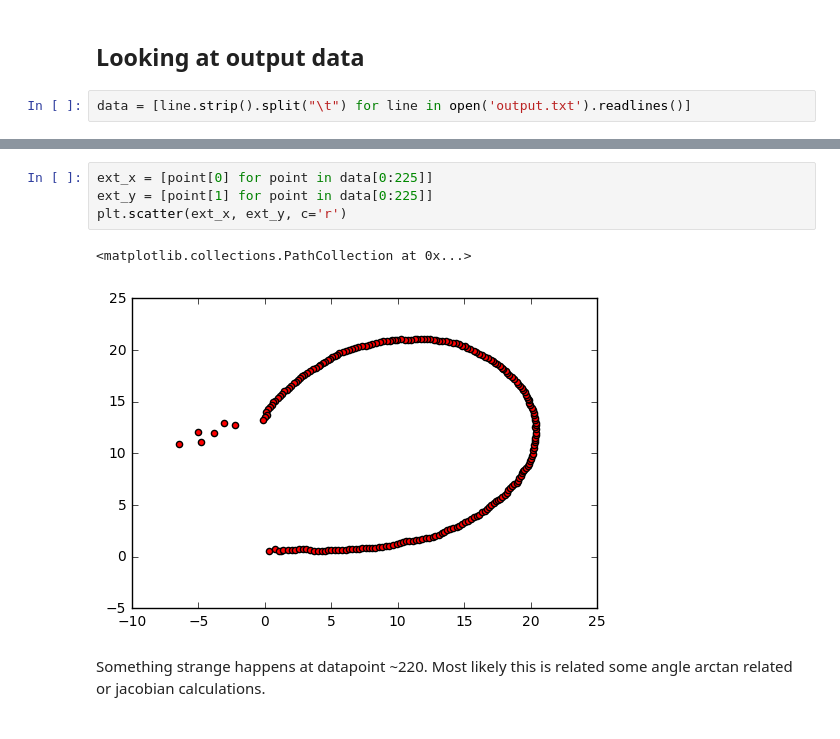
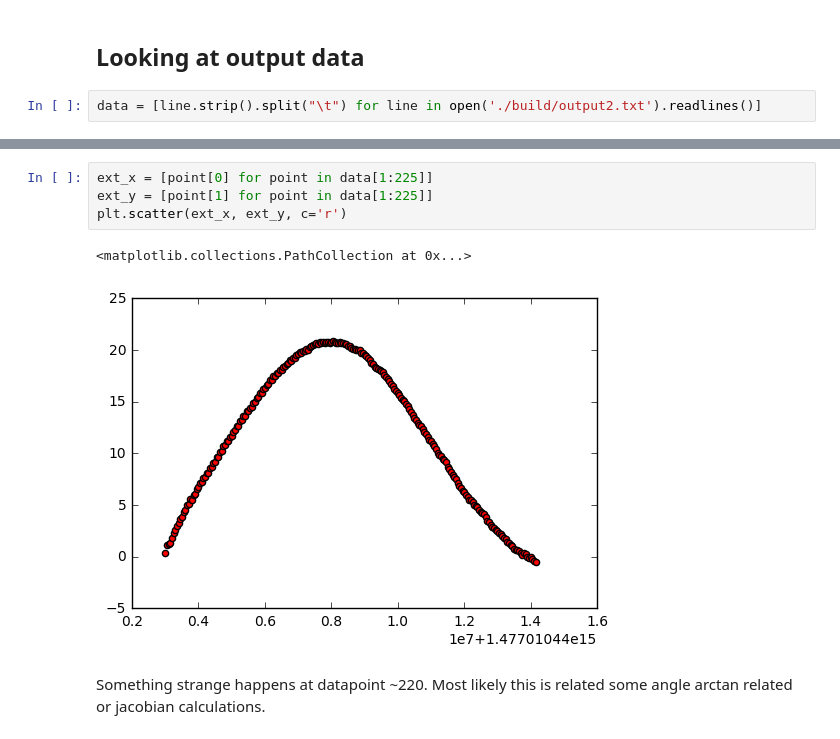
Before and after one commit to magnusodman/CarND-Unscented-Kalman-Filter-Project, a Jupyter notebook: Unscented Kalman Filter.ipynb, the cells around one changed output, grey strips where cells are left out. Drawn from its saved outputs; the diff is of its cells as text.

```diff
--- a/Unscented Kalman Filter.ipynb
+++ b/Unscented Kalman Filter.ipynb
@@ -78,7 +79,7 @@ plt.scatter([px,px2, pxu],[py, py2, pyu], c='brg')
 Looking at output data
 ----------------------
 # %%
-data = [line.strip().split("\t") for line in open('output.txt').readlines()]
+data = [line.strip().split("\t") for line in open('./build/output2.txt').readlines()]
 # %%
 print(data[0])
 print(data[1])
@@ -107,10 +139,10 @@ plt.scatter(ext_x, ext_y, c='r')
 # %%
-ext_x = [point[0] for point in data[0:225]]
-ext_y = [point[1] for point in data[0:225]]
+ext_x = [point[0] for point in data[1:225]]
+ext_y = [point[1] for point in data[1:225]]
 plt.scatter(ext_x, ext_y, c='r')
 # %% [output]
 <matplotlib.collections.PathCollection at 0x...>
-[figure, old version]
+[figure, new version]
 # %% [markdown]
 Something strange happens at datapoint ~220. Most likely this is related some angle arctan related or jacobian calculations.
 # %%
```
Also changed, not shown: parts of 15 cells of this notebook, 4 other files.
